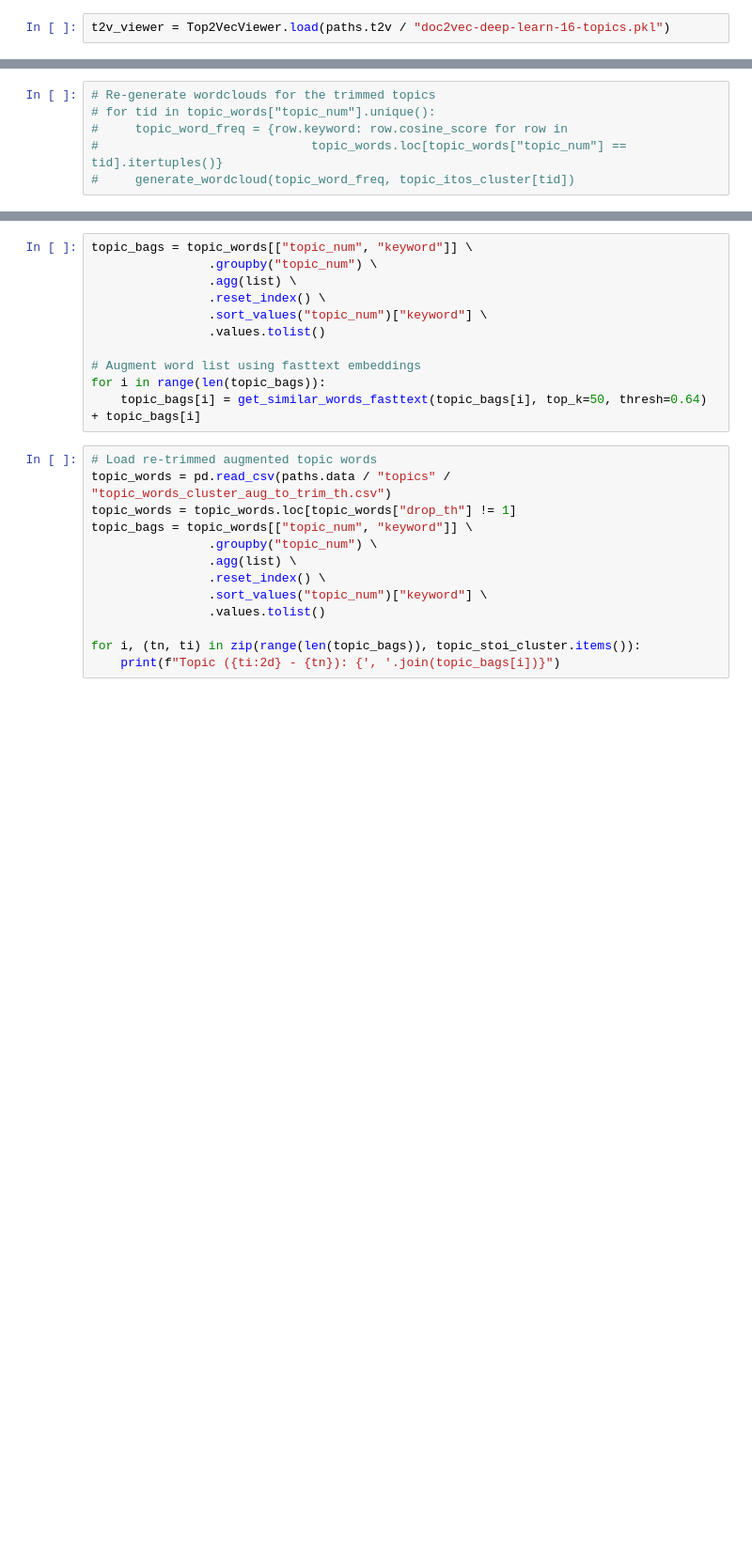
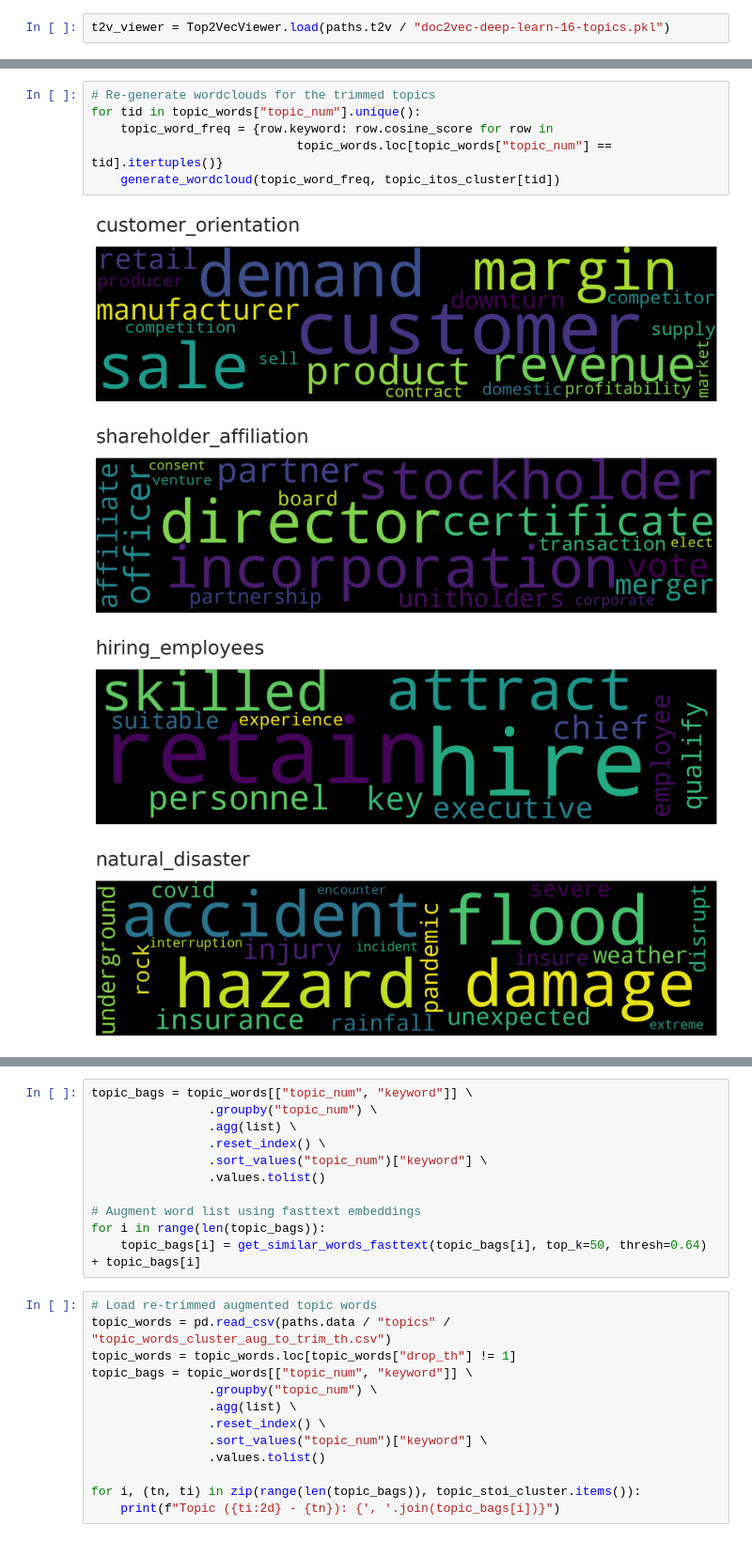
Before and after one commit to Guest400123064/mining-risk-contagion, a Jupyter notebook: notebooks/6-predict-topic-transcripts.ipynb, the cells around one changed output, grey strips where cells are left out. Shown at 94% size. Saved outputs shown, nothing was run; the diff lists cells and outputs as text; blank space fills up the shorter version.

```diff
--- a/notebooks/6-predict-topic-transcripts.ipynb
+++ b/notebooks/6-predict-topic-transcripts.ipynb
@@ -169,6 +169,11 @@ topic_words.head()
 # %%
 # Re-generate wordclouds for the trimmed topics
-# for tid in topic_words["topic_num"].unique():
-#     topic_word_freq = {row.keyword: row.cosine_score for row in
-#                             topic_words.loc[topic_words["topic_num"] == tid].itertuples()}
-#     generate_wordcloud(topic_word_freq, topic_itos_cluster[tid])
+for tid in topic_words["topic_num"].unique():
+    topic_word_freq = {row.keyword: row.cosine_score for row in
+                            topic_words.loc[topic_words["topic_num"] == tid].itertuples()}
+    generate_wordcloud(topic_word_freq, topic_itos_cluster[tid])
+# %% [output]
+[figure, added]
+[figure, added]
+[figure, added]
+[figure, added]
```
Also changed, not shown: parts of 15 cells of this notebook, 3 other files.
